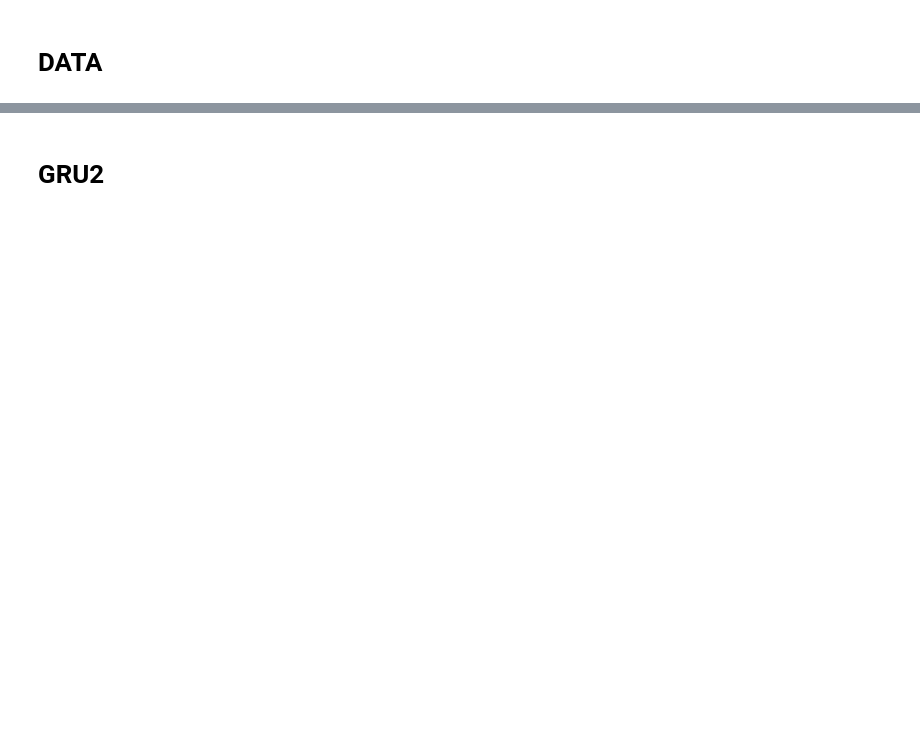
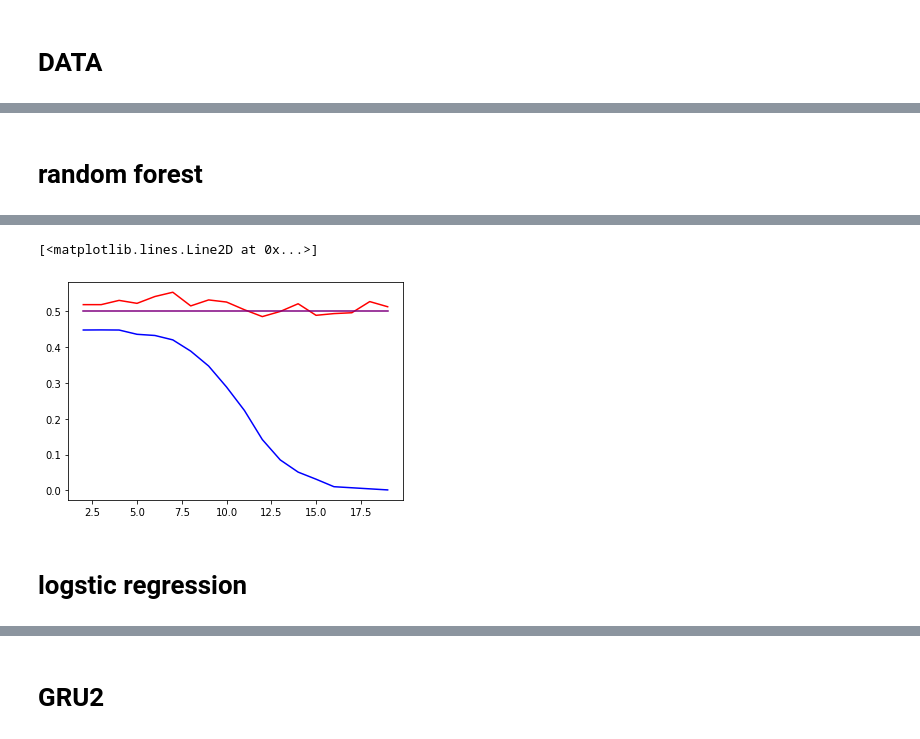
Before and after one commit to csabi0312/crypto-svm, a Jupyter notebook: crypto14.ipynb, the cells around one changed output, grey strips where cells are left out. Cells and saved outputs as stored; diff of their text form; code cells hidden in the pictures; blank space fills up the shorter version.

```diff
--- a/crypto14.ipynb
+++ b/crypto14.ipynb
@@ -210,0 +263,2 @@ print(X_train.shape,y_train.shape,X_test.shape,y_test.shape)
+# %% [markdown]
+# random forest
@@ -210,0 +267,32 @@ print(X_train.shape,y_train.shape,X_test.shape,y_test.shape)
+# %%
+train_acc=[]
+test_acc=[]
+
+for num_lags in track(np.arange(2,20,1),description="proc"):
+  raw = pd.read_csv("/content/drive/MyDrive/Crypto/new3/full_spread_data.csv", parse_dates = ["time"], index_col = "time").dropna()
+  raw["returns"] =np.log(raw.Close / raw.Close.shift(1))
+  raw["returns2"]=(raw["returns"]>=0).astype(int)
+  raw.drop(["Open","Spread","Close","High","returns","Volume","Low"],axis=1,inplace=True)
+  cols = []
+  for lag in range(1, num_lags):
+      col_r = "r_lag{}".format(lag)
+      raw[col_r] = raw.returns2.shift(lag)
+  raw.dropna(inplace = True)
+
+  to=int(len(raw)*0.8)
+  X_train=raw.drop(["returns2"],axis=1).iloc[:to].to_numpy()
+  y_train=raw["returns2"].iloc[:to].to_numpy().astype(int)
+  X_test=raw.drop(["returns2"],axis=1).iloc[to:].to_numpy()
+  y_test=raw["returns2"].iloc[to:].to_numpy().astype(int)
+
+  clf = RandomForestClassifier()
+  clf.fit(X_train,y_train)
+  pred_test=clf.predict(X_test)
+  pred_train=clf.predict(X_train)
+
+  train_acc.append(1-accuracy_score(y_train,pred_train))
+  test_acc.append(1-accuracy_score(y_test,pred_test))
+plt.plot(np.arange(2,20,1),train_acc,color="blue")
+plt.plot(np.arange(2,20,1),test_acc,color="red")
+plt.plot(np.arange(2,20,1),0.5*np.ones(18),color="purple")
+# %% [output]
@@ -210,0 +302,4 @@ print(X_train.shape,y_train.shape,X_test.shape,y_test.shape)
+[<matplotlib.lines.Line2D at 0x...>]
+[figure, added]
+# %% [markdown]
+# logstic regression
```
Also changed, not shown: parts of 21 cells of this notebook.
